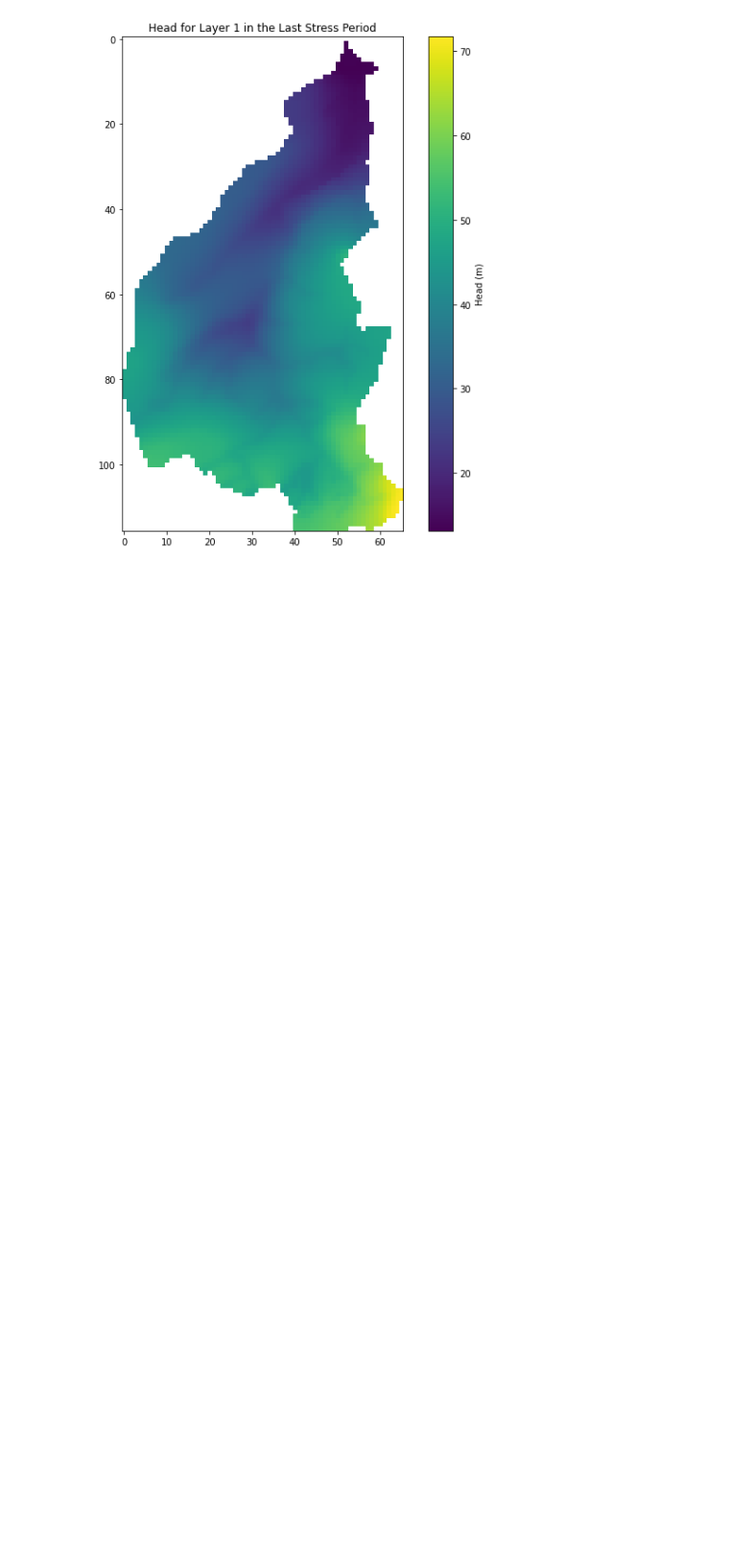
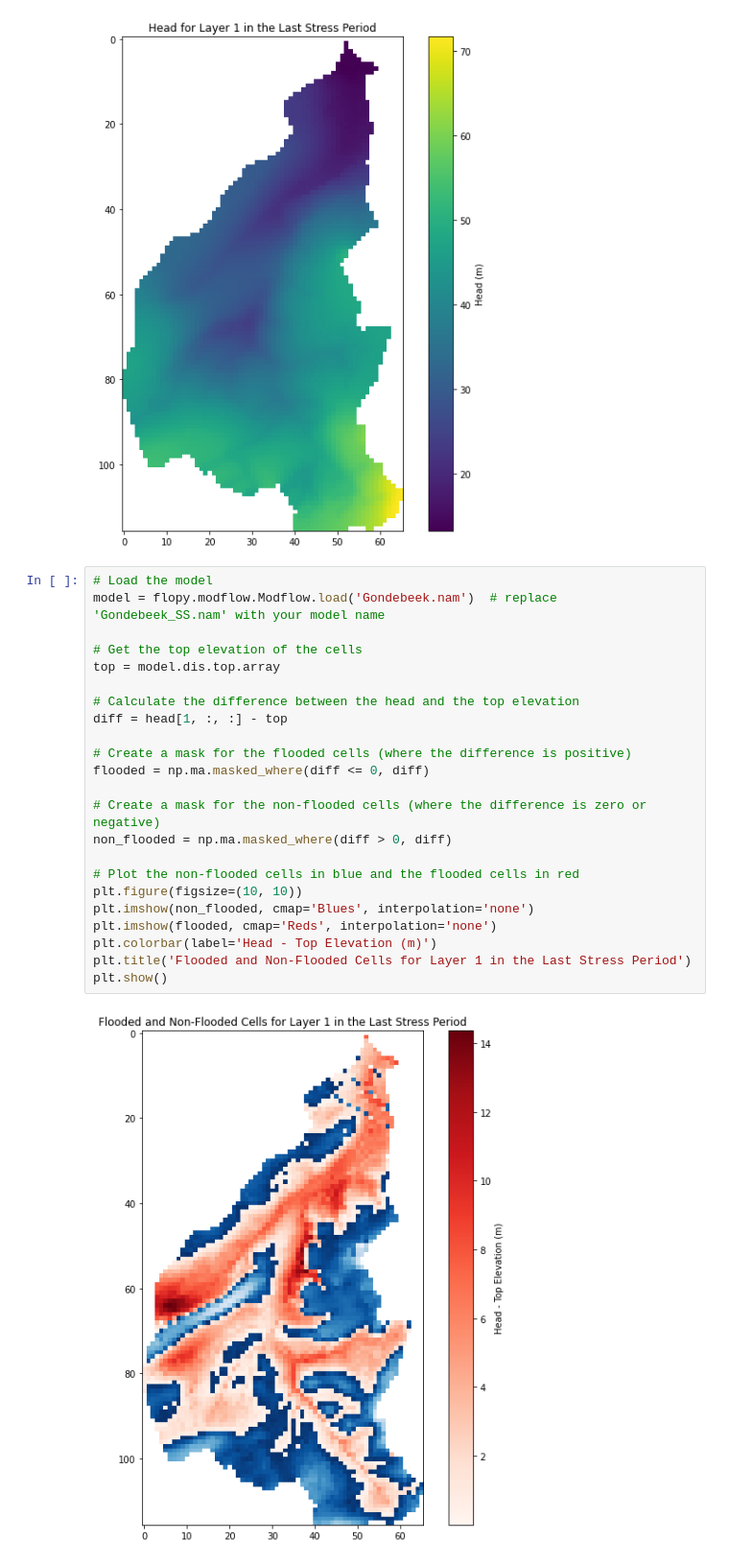
Before and after one commit to sebmeng/Thesis-GondebeekModel, a Jupyter notebook: Modflow/Build_model_4guideLayers.ipynb, the cells around one changed output. Shown: that part at 96% size. Cells and saved outputs as stored; diff of their text form; blank space fills up the shorter version.

```diff
--- a/Modflow/Build_model_4guideLayers.ipynb
+++ b/Modflow/Build_model_4guideLayers.ipynb
@@ -1351,3 +1249,28 @@ plt.title('Head for Layer 1 in the Last Stress Period')
 plt.show()
 # %% [output]
 [figure]
+# %%
+# Load the model
+model = flopy.modflow.Modflow.load('Gondebeek.nam')  # replace 'Gondebeek_SS.nam' with your model name
+
+# Get the top elevation of the cells
+top = model.dis.top.array
+
+# Calculate the difference between the head and the top elevation
+diff = head[1, :, :] - top
+
+# Create a mask for the flooded cells (where the difference is positive)
+flooded = np.ma.masked_where(diff <= 0, diff)
+
+# Create a mask for the non-flooded cells (where the difference is zero or negative)
+non_flooded = np.ma.masked_where(diff > 0, diff)
+
+# Plot the non-flooded cells in blue and the flooded cells in red
+plt.figure(figsize=(10, 10))
+plt.imshow(non_flooded, cmap='Blues', interpolation='none')
+plt.imshow(flooded, cmap='Reds', interpolation='none')
+plt.colorbar(label='Head - Top Elevation (m)')
+plt.title('Flooded and Non-Flooded Cells for Layer 1 in the Last Stress Period')
+plt.show()
+# %% [output]
+[figure, added]
```
Also changed, not shown: parts of 24 cells of this notebook, 49 other files.
